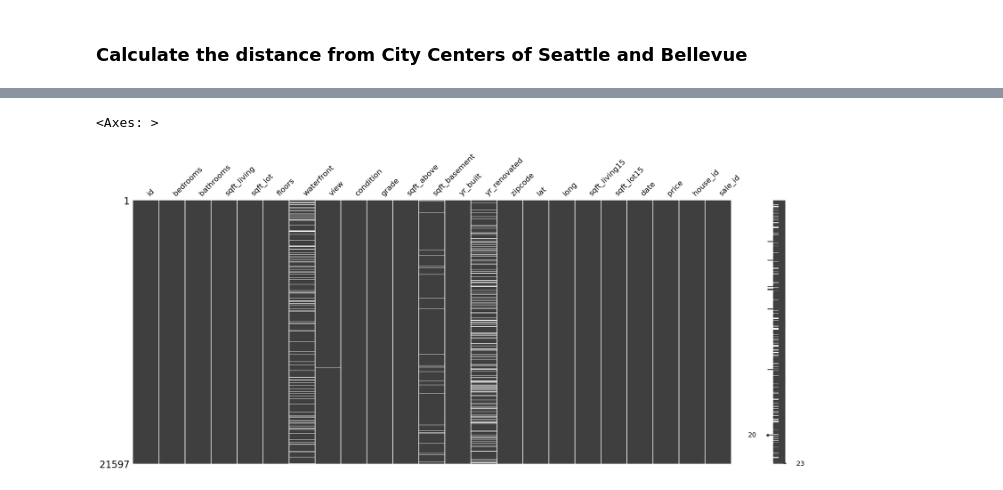
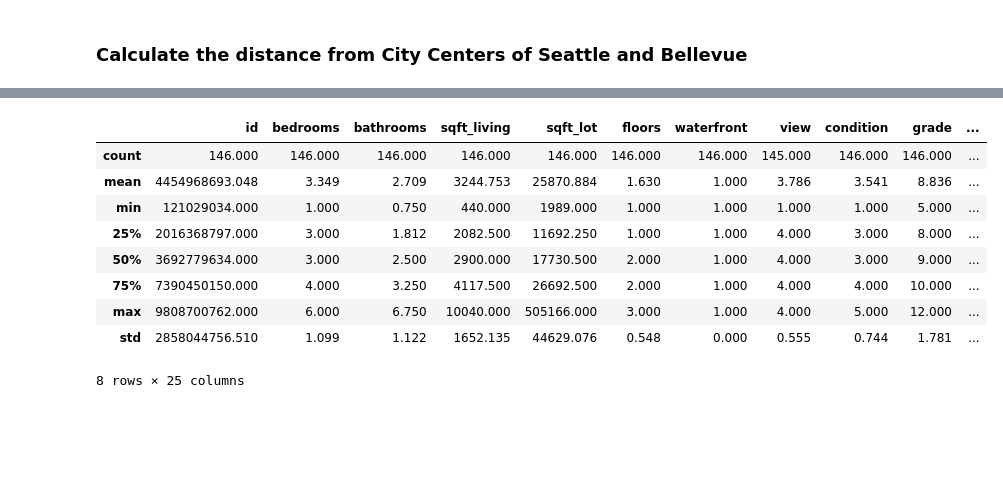
Before and after one commit to kayoken/eda-real-estate, a Jupyter notebook: EDA.ipynb, the cells around one changed output, grey strips where cells are left out. Cells and saved outputs as stored; diff of their text form; code cells hidden in the pictures; blank space fills up the shorter version.

```diff
--- a/EDA.ipynb
+++ b/EDA.ipynb
@@ -183,5 +180,13 @@ df
-# %%
-msno.matrix(df)
-# %% [output]
-<Axes: >
-[figure, removed]
+# %%
+df_on_waterfront.describe()
+# %% [output]
+|  | id | bedrooms | bathrooms | sqft_living | sqft_lot | floors | waterfront | view | condition | grade | ... |
+| count | 146.000 | 146.000 | 146.000 | 146.000 | 146.000 | 146.000 | 146.000 | 145.000 | 146.000 | 146.000 | ... |
+| mean | 4454968693.048 | 3.349 | 2.709 | 3244.753 | 25870.884 | 1.630 | 1.000 | 3.786 | 3.541 | 8.836 | ... |
+| min | 121029034.000 | 1.000 | 0.750 | 440.000 | 1989.000 | 1.000 | 1.000 | 1.000 | 1.000 | 5.000 | ... |
+| 25% | 2016368797.000 | 3.000 | 1.812 | 2082.500 | 11692.250 | 1.000 | 1.000 | 4.000 | 3.000 | 8.000 | ... |
+| 50% | 3692779634.000 | 3.000 | 2.500 | 2900.000 | 17730.500 | 2.000 | 1.000 | 4.000 | 3.000 | 9.000 | ... |
+| 75% | 7390450150.000 | 4.000 | 3.250 | 4117.500 | 26692.500 | 2.000 | 1.000 | 4.000 | 4.000 | 10.000 | ... |
+| max | 9808700762.000 | 6.000 | 6.750 | 10040.000 | 505166.000 | 3.000 | 1.000 | 4.000 | 5.000 | 12.000 | ... |
+| std | 2858044756.510 | 1.099 | 1.122 | 1652.135 | 44629.076 | 0.548 | 0.000 | 0.555 | 0.744 | 1.781 | ... |
+8 rows × 25 columns
```
Also changed, not shown: parts of 13 cells of this notebook.
